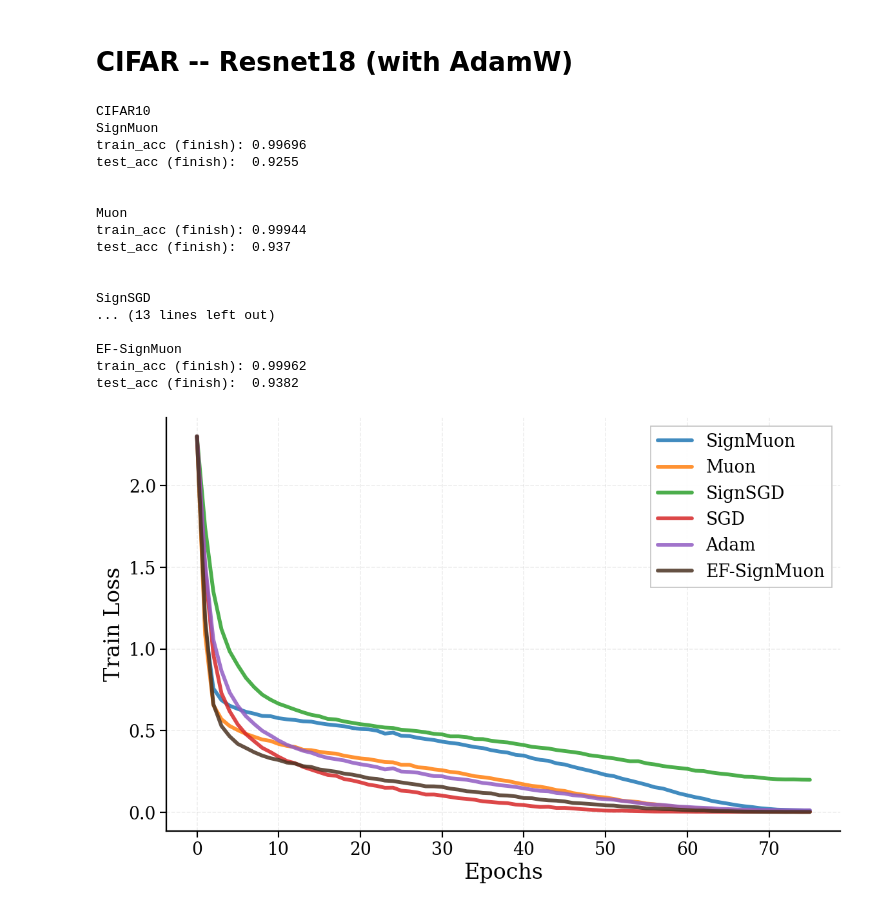
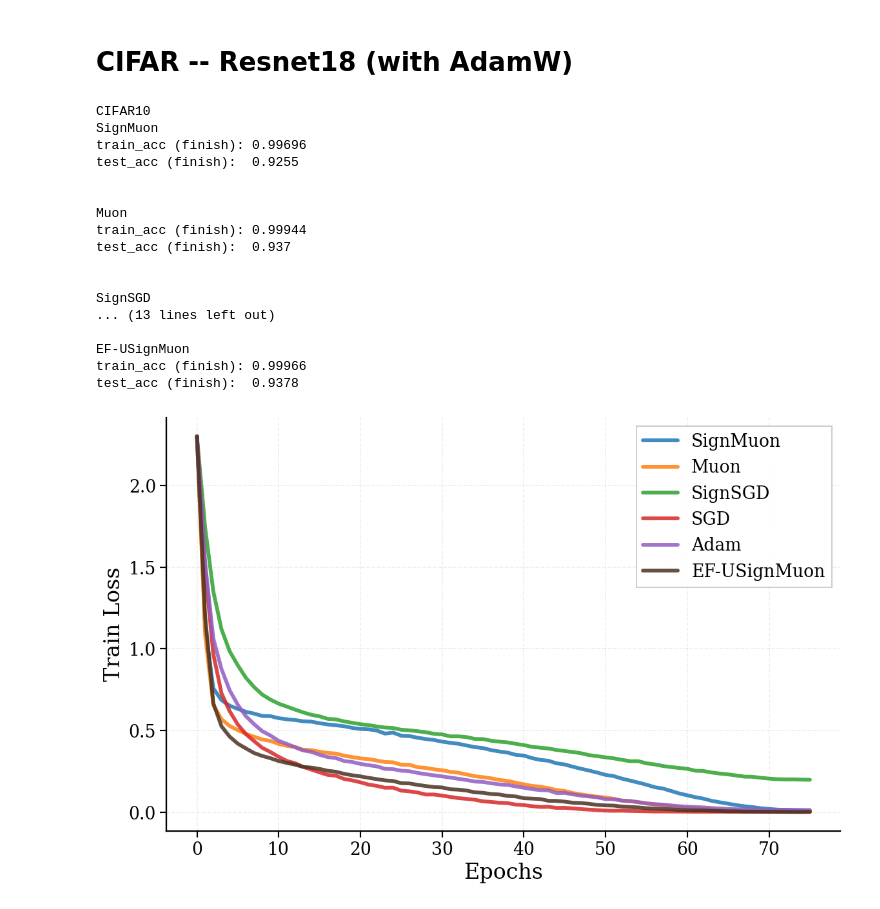
Before and after one commit to intsystems/2026-Project-203, a Jupyter notebook: code/plot.ipynb, the cells around one changed output. Saved outputs shown, nothing was run; the diff lists cells and outputs as text; code cells hidden in the pictures.

```diff
--- a/code/plot.ipynb
+++ b/code/plot.ipynb
@@ -464,7 +464,7 @@ print_multiple_accuracy(
         "SignSGD",
         "SGD",
         "Adam",
-        "EF-SignMuon",
+        "EF-USignMuon",
     ],
     title="CIFAR10",
 )
@@ -483,33 +483,33 @@ test_acc (finish):  0.937
 SignSGD
 ... (13 lines left out)
 
-EF-SignMuon
-train_acc (finish): 0.99962
-test_acc (finish):  0.9382
+EF-USignMuon
+train_acc (finish): 0.99966
+test_acc (finish):  0.9378
 # %%
 plot_multiple_histories(
     run_dirs=[
         "saves/cifar10_resnet18_signmuon",
         "saves/cifar10_resnet18_muon",
         "saves/cifar10_resnet18_signsgd",
         "saves/cifar10_resnet18_sgd",
         "saves/cifar10_resnet18_adam",
         "saves/cifar10_resnet18_ef_signmuon",
     ],
     labels=[
         "SignMuon",
         "Muon",
         "SignSGD",
         "SGD",
         "Adam",
-        "EF-SignMuon",
+        "EF-USignMuon",
     ],
     metric="train_loss",
     title="CIFAR10 Loss",
     save_path="im_cen/train_loss_resnet"
 )
 # %% [output]
-[figure, old version]
+[figure, new version]
 # %%
 plot_multiple_histories(
     run_dirs=[
```
Also changed, not shown: parts of 3 cells of this notebook, 17 other files.
